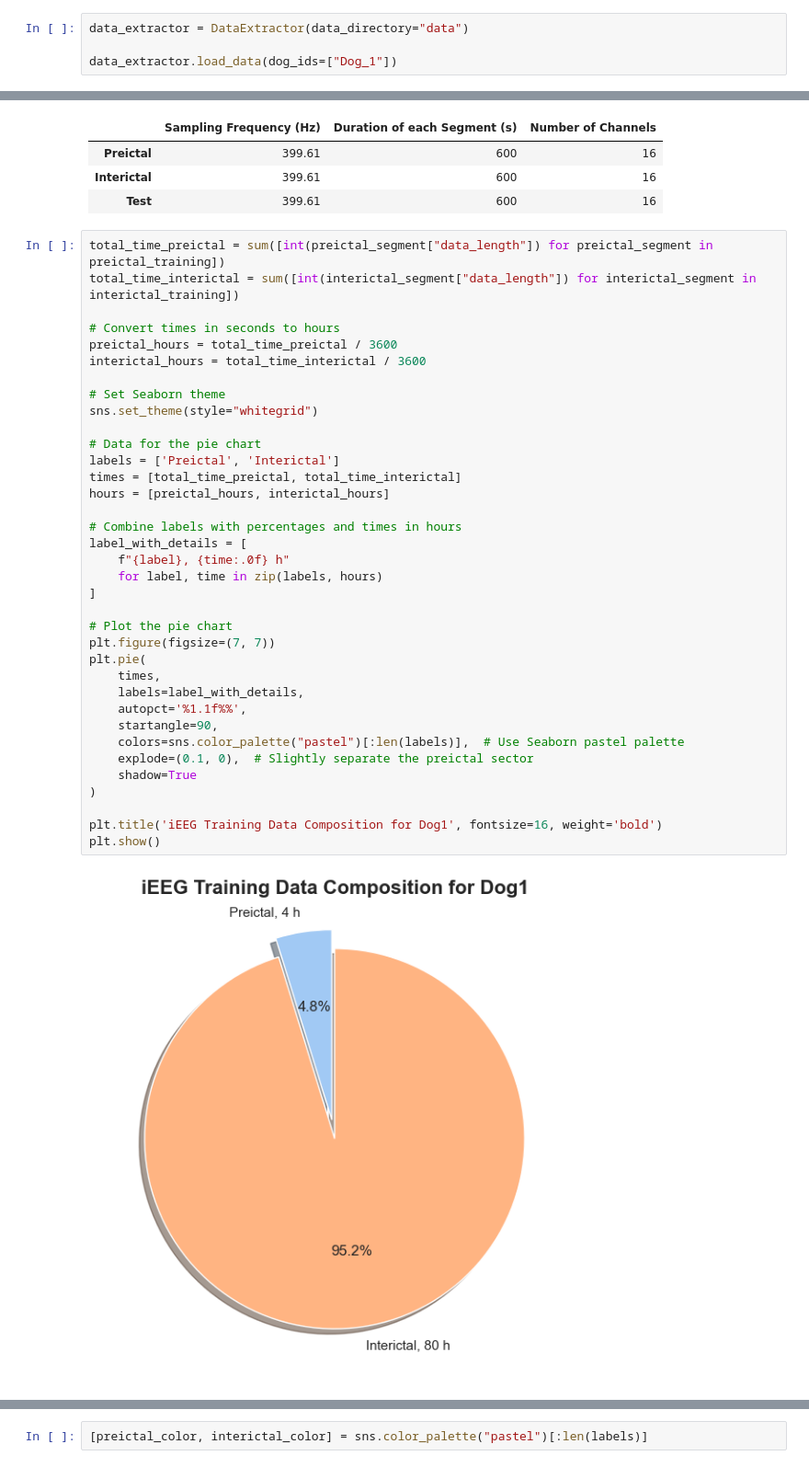
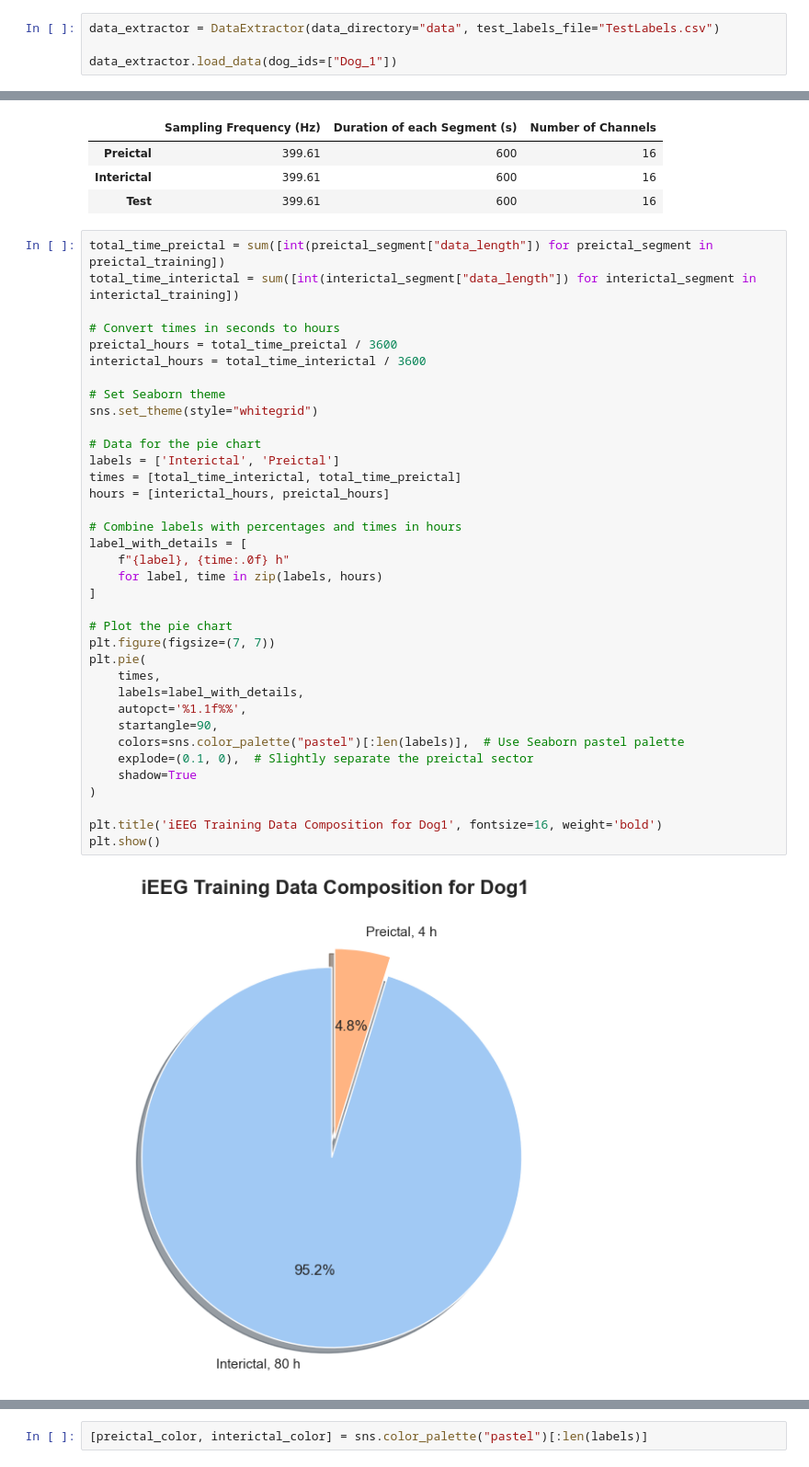
Before and after one commit to LucasVon0645/SeizureSen, a Jupyter notebook: notebooks/exploratory_data_analysis.ipynb, the cells around one changed output, grey strips where cells are left out. Shown at 92% size. Cells and saved outputs as stored; diff of their text form.

```diff
--- a/notebooks/exploratory_data_analysis.ipynb
+++ b/notebooks/exploratory_data_analysis.ipynb
@@ -16,7 +27,7 @@ from src.DataExtraction.DataExtractor import DataExtractor
 # %% [markdown]
 ## Load Data
 # %%
-data_extractor = DataExtractor(data_directory="data")
+data_extractor = DataExtractor(data_directory="data", test_labels_file="TestLabels.csv")
 
 data_extractor.load_data(dog_ids=["Dog_1"])
 # %% [output]
@@ -58,34 +72,34 @@ total_time_interictal = sum([int(interictal_segment["data_length"]) for interict
 # Convert times in seconds to hours
 preictal_hours = total_time_preictal / 3600
 interictal_hours = total_time_interictal / 3600
 
 # Set Seaborn theme
 sns.set_theme(style="whitegrid")
 
 # Data for the pie chart
-labels = ['Preictal', 'Interictal']
-times = [total_time_preictal, total_time_interictal]
-hours = [preictal_hours, interictal_hours]
+labels = ['Interictal', 'Preictal']
+times = [total_time_interictal, total_time_preictal]
+hours = [interictal_hours, preictal_hours]
 
 # Combine labels with percentages and times in hours
 label_with_details = [
     f"{label}, {time:.0f} h"
     for label, time in zip(labels, hours)
 ]
 
 # Plot the pie chart
 plt.figure(figsize=(7, 7))
 plt.pie(
     times,
     labels=label_with_details,
     autopct='%1.1f%%',
     startangle=90,
     colors=sns.color_palette("pastel")[:len(labels)],  # Use Seaborn pastel palette
     explode=(0.1, 0),  # Slightly separate the preictal sector
     shadow=True
 )
 
 plt.title('iEEG Training Data Composition for Dog1', fontsize=16, weight='bold')
 plt.show()
 # %% [output]
-[figure, old version]
+[figure, new version]
```
Also changed, not shown: parts of 32 cells of this notebook, 1 other file.
